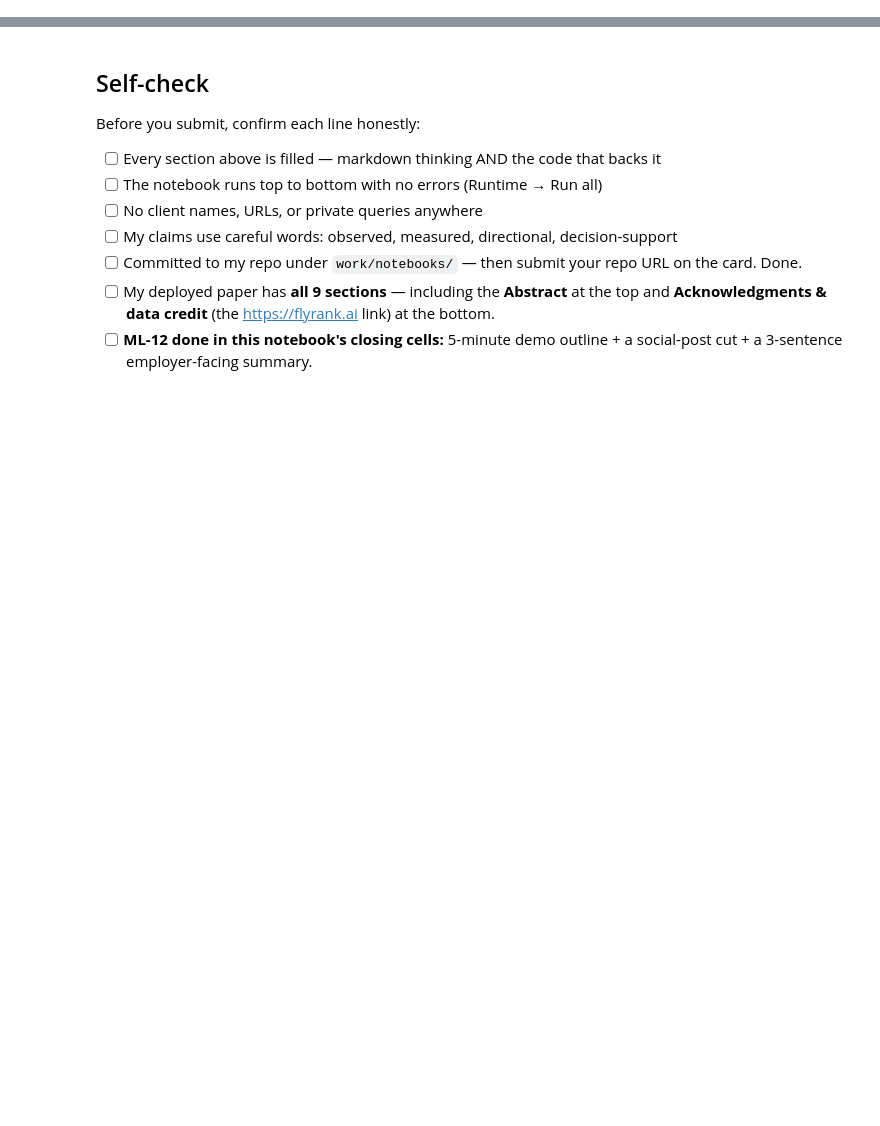
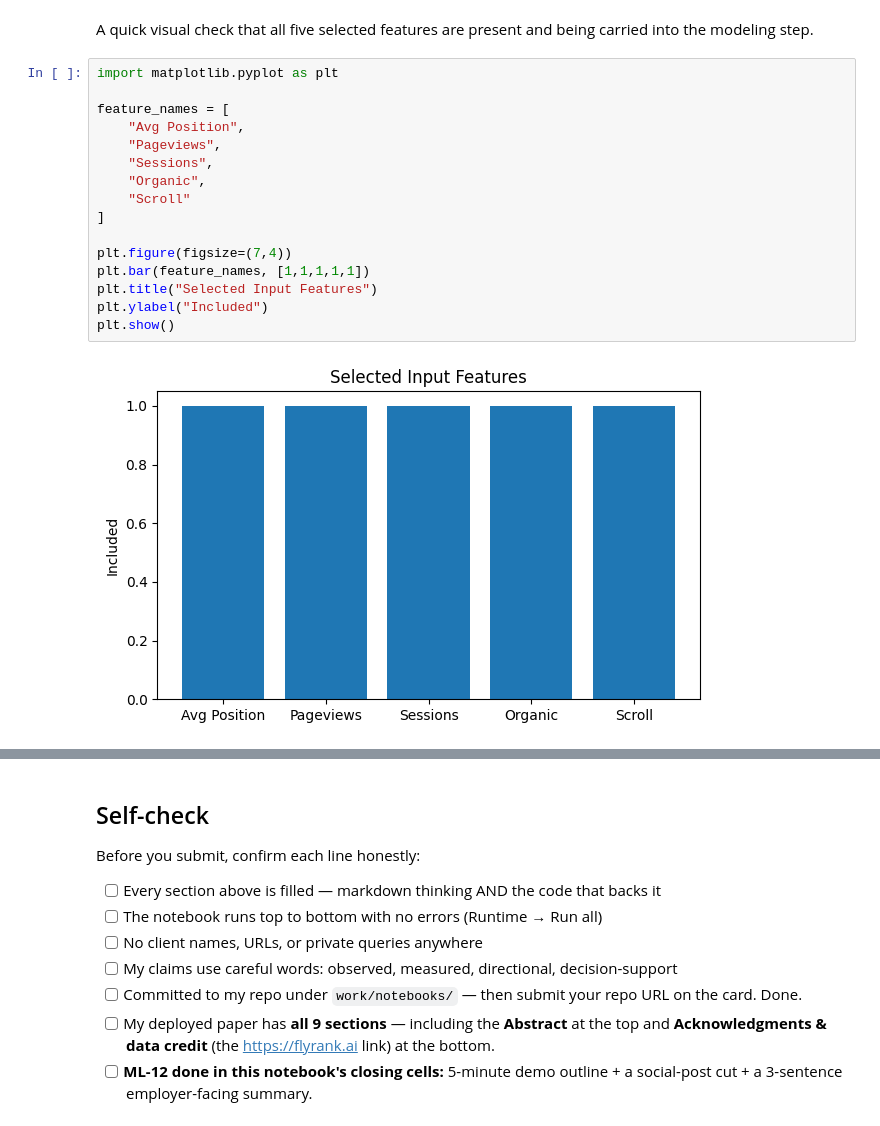
Before and after one commit to Shaimaa307/flyrank-ml-internship, a Jupyter notebook: work/notebooks/capstone.ipynb, the cells around one changed output, grey strips where cells are left out. Cells and saved outputs as stored; diff of their text form; blank space fills up the shorter version.

```diff
--- a/work/notebooks/capstone.ipynb
+++ b/work/notebooks/capstone.ipynb
@@ -20,0 +124,20 @@ This skeleton is yours to fill. Work the sections **in order** — each one has
+# %% [markdown]
+A quick visual check that all five selected features are present and being carried into the modeling step.
+# %%
+import matplotlib.pyplot as plt
+
+feature_names = [
+    "Avg Position",
+    "Pageviews",
+    "Sessions",
+    "Organic",
+    "Scroll"
+]
+
+plt.figure(figsize=(7,4))
+plt.bar(feature_names, [1,1,1,1,1])
+plt.title("Selected Input Features")
+plt.ylabel("Included")
+plt.show()
+# %% [output]
+[figure, added]
```
Also changed, not shown: parts of 40 cells of this notebook.
